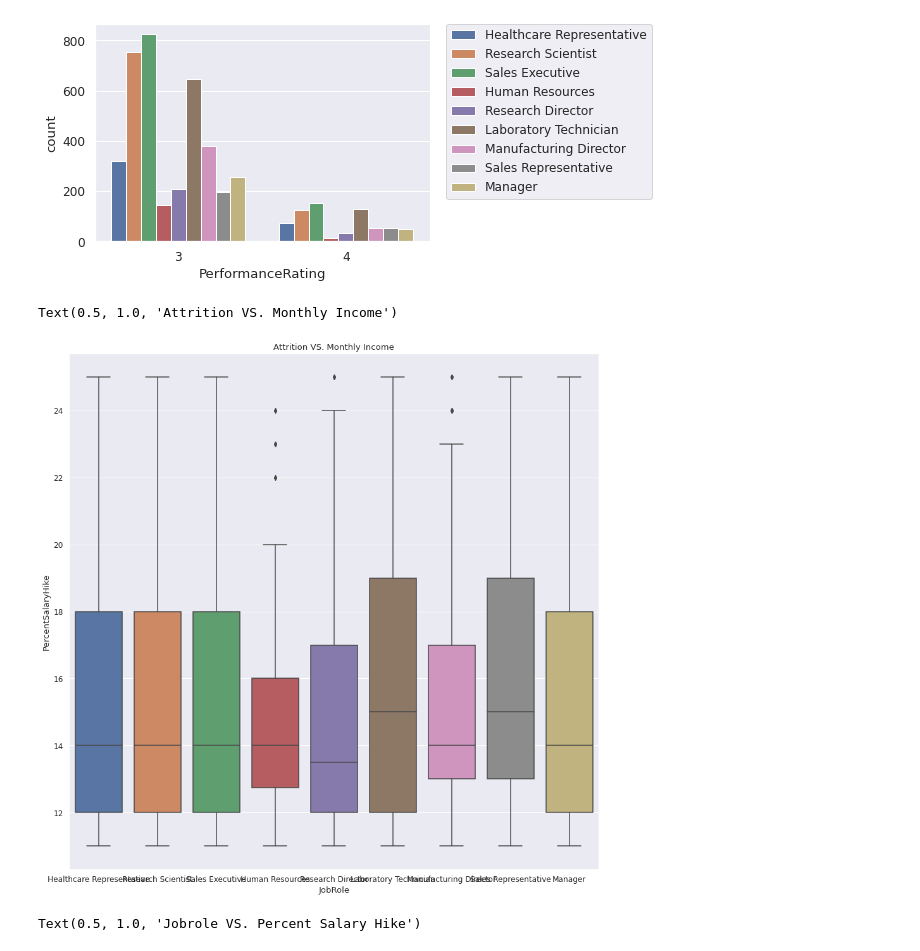
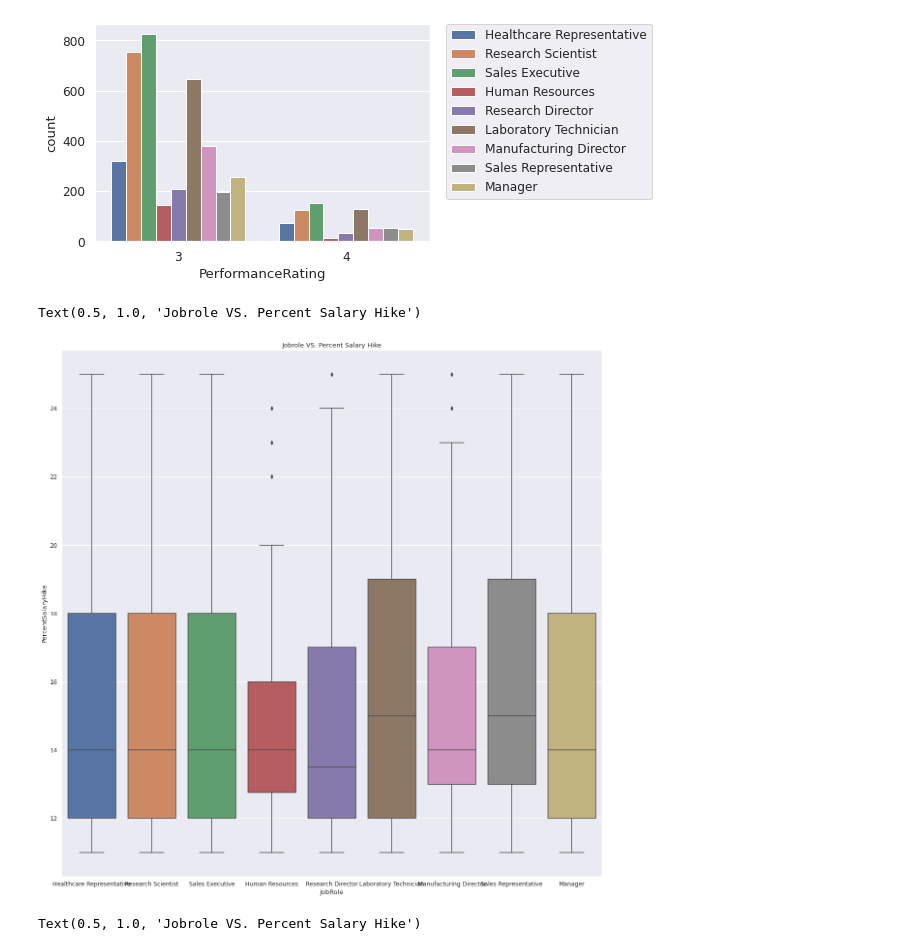
Before and after one commit to Rian021102/HR-Attrition-Analysis, a Jupyter notebook: Hr_Analytics.ipynb, the cells around one changed output. Drawn from its saved outputs; the diff is of its cells as text; code cells hidden in the pictures.

```diff
--- a/Hr_Analytics.ipynb
+++ b/Hr_Analytics.ipynb
@@ -359,12 +451,12 @@ plt.legend(bbox_to_anchor=(1.05, 1), loc='upper left', borderaxespad=0)
 <matplotlib.legend.Legend at 0x...>
 [figure]
 # %%
-plt.figure(figsize=(15,15))
+plt.figure(figsize=(20,20))
 sns.boxplot(x=df2['JobRole'],y=df2['PercentSalaryHike'])
 plt.title('Jobrole VS. Percent Salary Hike')
 # %% [output]
-Text(0.5, 1.0, 'Attrition VS. Monthly Income')
+Text(0.5, 1.0, 'Jobrole VS. Percent Salary Hike')
-[figure, old version]
+[figure, new version]
 # %%
 plt.figure(figsize=(17,17))
 sns.boxplot(x=df2['JobRole'],y=df2['MonthlyIncome'])
```
Also changed, not shown: parts of 37 cells of this notebook, 1 other file.
